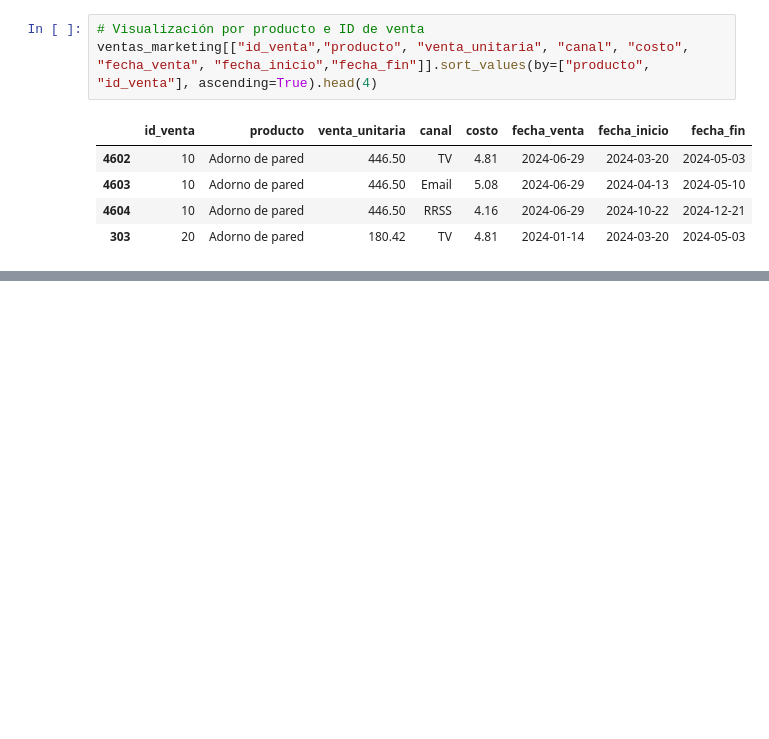
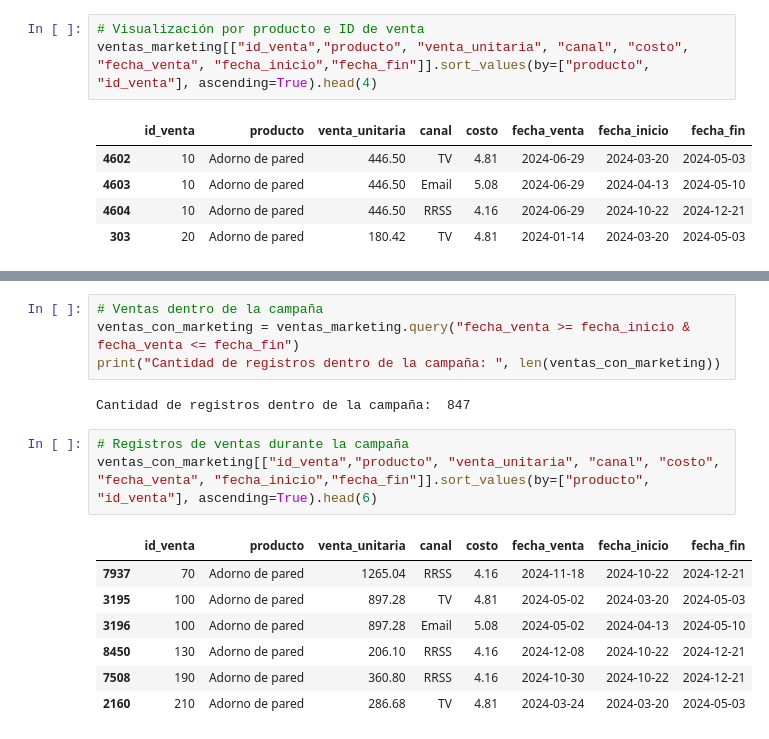
Before and after one commit to VictoriaGoldaraz/TT-2C2025-Data-Analitycs-Notebooks, a Jupyter notebook: Goldaraz,_María_Victoria_Comisión_C252613_TPI_Data_Analytics.ipynb, the cells around one changed output, grey strips where cells are left out. Saved outputs shown, nothing was run; the diff lists cells and outputs as text; blank space fills up the shorter version.

```diff
--- a/Goldaraz,_María_Victoria_Comisión_C252613_TPI_Data_Analytics.ipynb
+++ b/Goldaraz,_María_Victoria_Comisión_C252613_TPI_Data_Analytics.ipynb
@@ -484,0 +491,17 @@ ventas_marketing[["id_venta","producto", "venta_unitaria", "canal", "costo", "fe
+# %%
+# Ventas dentro de la campaña
+ventas_con_marketing = ventas_marketing.query("fecha_venta >= fecha_inicio & fecha_venta <= fecha_fin")
+print("Cantidad de registros dentro de la campaña: ", len(ventas_con_marketing))
+# %% [output]
+Cantidad de registros dentro de la campaña:  847
+# %%
+# Registros de ventas durante la campaña
+ventas_con_marketing[["id_venta","producto", "venta_unitaria", "canal", "costo", "fecha_venta", "fecha_inicio","fecha_fin"]].sort_values(by=["producto", "id_venta"], ascending=True).head(6)
+# %% [output]
+|  | id_venta | producto | venta_unitaria | canal | costo | fecha_venta | fecha_inicio | fecha_fin |
+| 7937 | 70 | Adorno de pared | 1265.04 | RRSS | 4.16 | 2024-11-18 | 2024-10-22 | 2024-12-21 |
+| 3195 | 100 | Adorno de pared | 897.28 | TV | 4.81 | 2024-05-02 | 2024-03-20 | 2024-05-03 |
+| 3196 | 100 | Adorno de pared | 897.28 | Email | 5.08 | 2024-05-02 | 2024-04-13 | 2024-05-10 |
+| 8450 | 130 | Adorno de pared | 206.10 | RRSS | 4.16 | 2024-12-08 | 2024-10-22 | 2024-12-21 |
+| 7508 | 190 | Adorno de pared | 360.80 | RRSS | 4.16 | 2024-10-30 | 2024-10-22 | 2024-12-21 |
+| 2160 | 210 | Adorno de pared | 286.68 | TV | 4.81 | 2024-03-24 | 2024-03-20 | 2024-05-03 |
```
Also changed, not shown: parts of 15 cells of this notebook.
